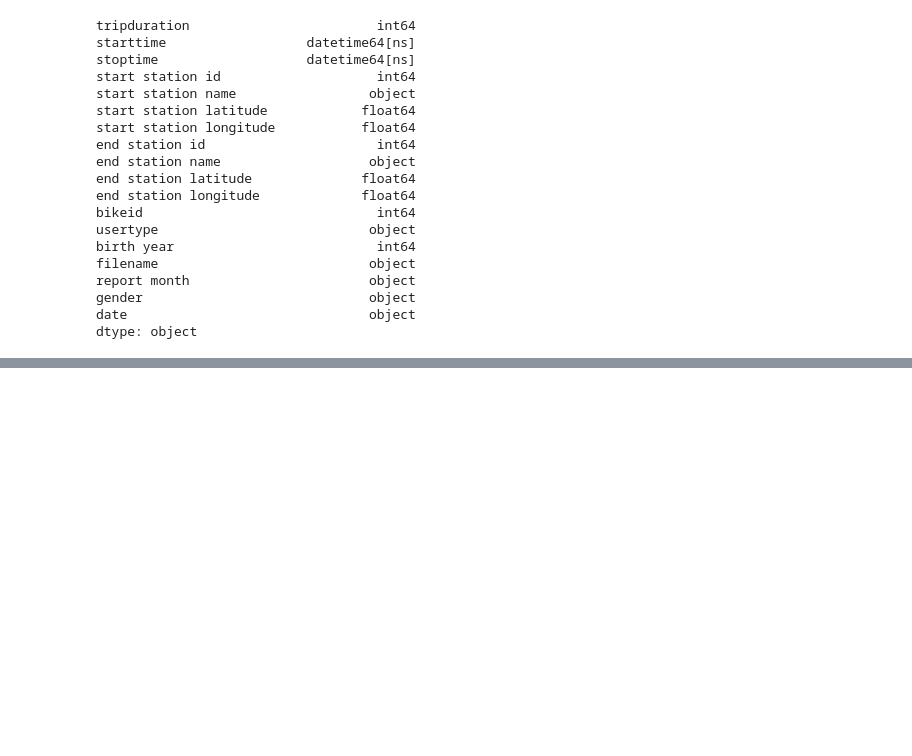
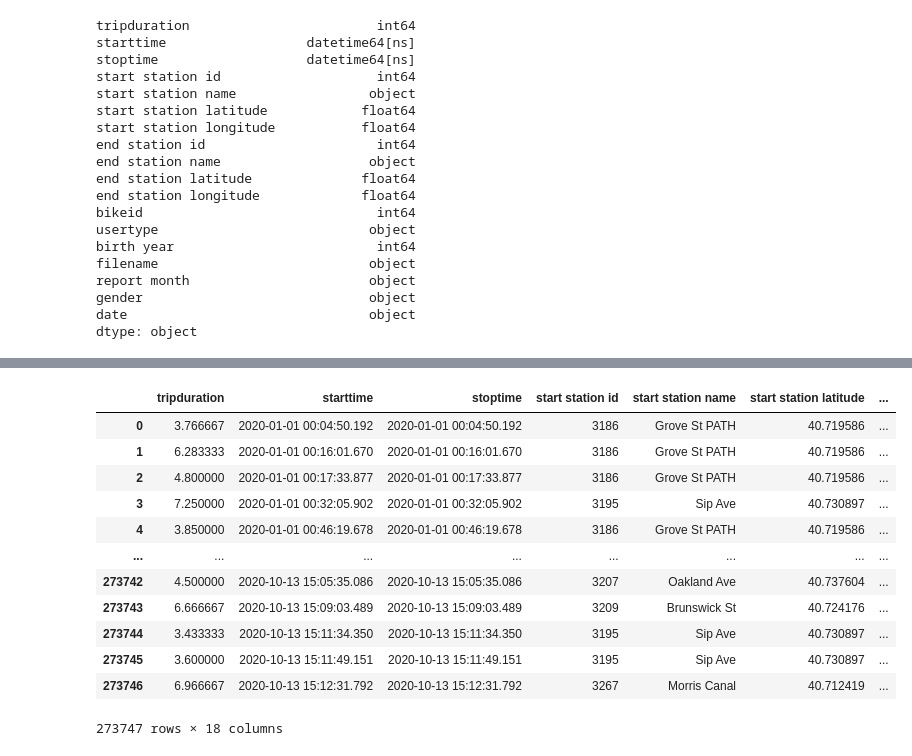
Before and after one commit to szerpa17/citi-bike, a Jupyter notebook: citi bike/data_cleaning.ipynb, the cells around one changed output, grey strips where cells are left out. Saved outputs shown, nothing was run; the diff lists cells and outputs as text; code cells hidden in the pictures; blank space fills up the shorter version.

Commit message:
converted trip duration into minute values

```diff
--- a/citi bike/data_cleaning.ipynb
+++ b/citi bike/data_cleaning.ipynb
@@ -237,0 +254,18 @@ bike_df['date'] = bike_df['starttime'].dt.date
+# %%
+# Trip duration is in seconds
+bike_df['tripduration'] = bike_df['tripduration']/60
+bike_df
+# %% [output]
+|  | tripduration | starttime | stoptime | start station id | start station name | start station latitude | ... |
+| 0 | 3.766667 | 2020-01-01 00:04:50.192 | 2020-01-01 00:04:50.192 | 3186 | Grove St PATH | 40.719586 | ... |
+| 1 | 6.283333 | 2020-01-01 00:16:01.670 | 2020-01-01 00:16:01.670 | 3186 | Grove St PATH | 40.719586 | ... |
+| 2 | 4.800000 | 2020-01-01 00:17:33.877 | 2020-01-01 00:17:33.877 | 3186 | Grove St PATH | 40.719586 | ... |
+| 3 | 7.250000 | 2020-01-01 00:32:05.902 | 2020-01-01 00:32:05.902 | 3195 | Sip Ave | 40.730897 | ... |
+| 4 | 3.850000 | 2020-01-01 00:46:19.678 | 2020-01-01 00:46:19.678 | 3186 | Grove St PATH | 40.719586 | ... |
+| ... | ... | ... | ... | ... | ... | ... | ... |
+| 273742 | 4.500000 | 2020-10-13 15:05:35.086 | 2020-10-13 15:05:35.086 | 3207 | Oakland Ave | 40.737604 | ... |
+| 273743 | 6.666667 | 2020-10-13 15:09:03.489 | 2020-10-13 15:09:03.489 | 3209 | Brunswick St | 40.724176 | ... |
+| 273744 | 3.433333 | 2020-10-13 15:11:34.350 | 2020-10-13 15:11:34.350 | 3195 | Sip Ave | 40.730897 | ... |
+| 273745 | 3.600000 | 2020-10-13 15:11:49.151 | 2020-10-13 15:11:49.151 | 3195 | Sip Ave | 40.730897 | ... |
+| 273746 | 6.966667 | 2020-10-13 15:12:31.792 | 2020-10-13 15:12:31.792 | 3267 | Morris Canal | 40.712419 | ... |
+273747 rows × 18 columns
```
Also changed, not shown: parts of 1 cell of this notebook.
